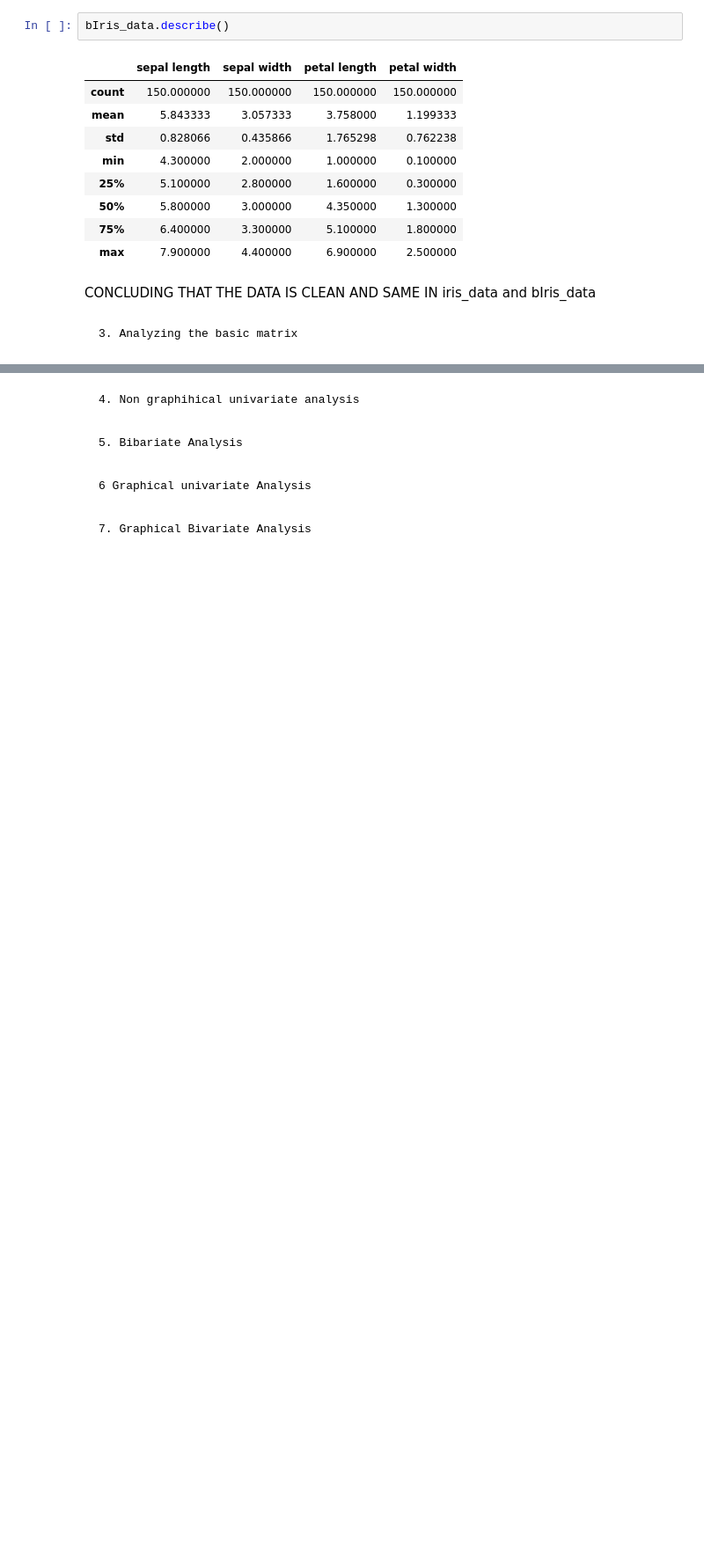
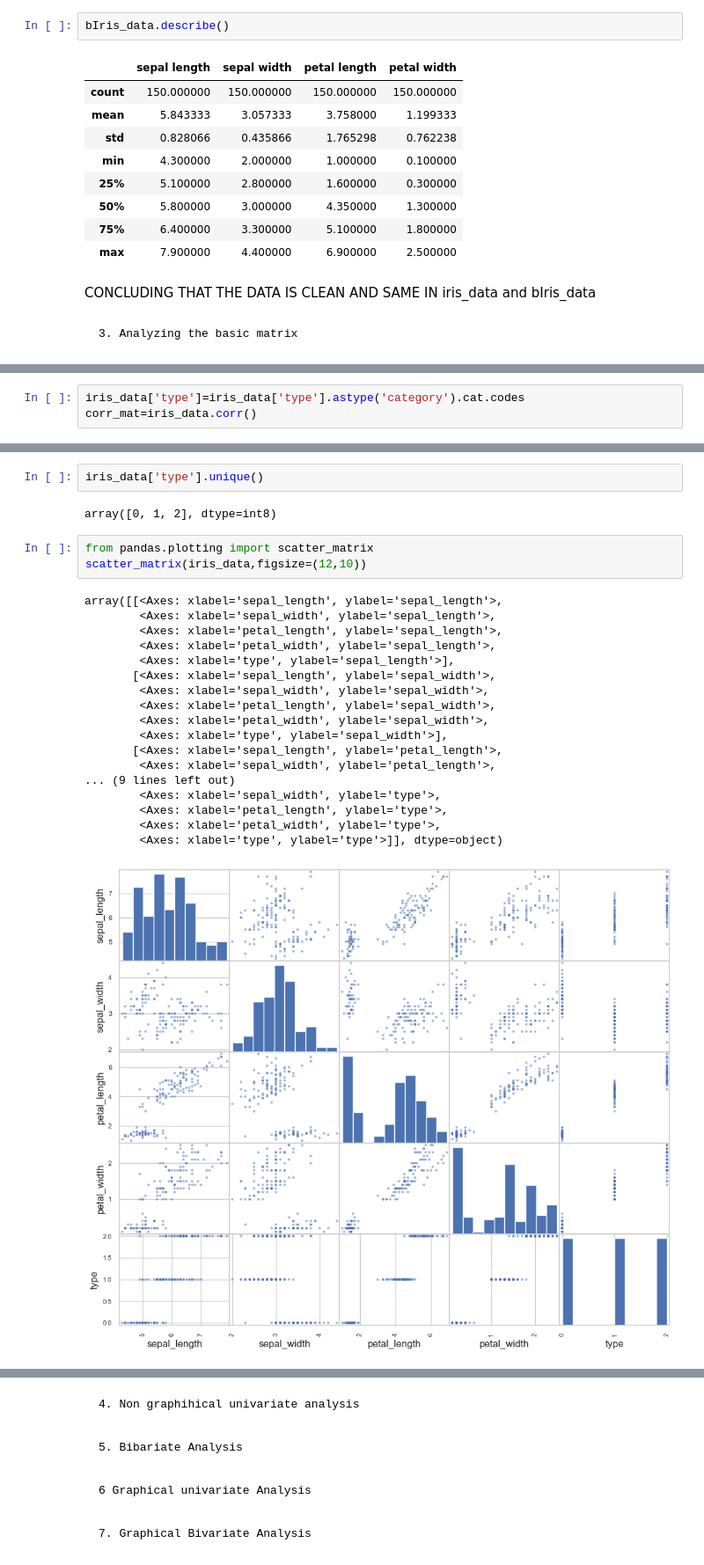
Before and after one commit to ARPIT2128/LGMVIP--DataScience-Iris-flower-classification-ML-1, a Jupyter notebook: IRIS CLASSIFICATION.ipynb, the cells around one changed output, grey strips where cells are left out. Shown at 88% size. Drawn from its saved outputs; the diff is of its cells as text; blank space fills up the shorter version.

```diff
--- a/IRIS CLASSIFICATION.ipynb
+++ b/IRIS CLASSIFICATION.ipynb
@@ -119,0 +187,3 @@ plt.show()
+# %%
+iris_data['type']=iris_data['type'].astype('category').cat.codes
+corr_mat=iris_data.corr()
@@ -119,0 +199,26 @@ plt.show()
+# %%
+iris_data['type'].unique()
+# %% [output]
+array([0, 1, 2], dtype=int8)
+# %%
+from pandas.plotting import scatter_matrix
+scatter_matrix(iris_data,figsize=(12,10))
+# %% [output]
+array([[<Axes: xlabel='sepal_length', ylabel='sepal_length'>,
+        <Axes: xlabel='sepal_width', ylabel='sepal_length'>,
+        <Axes: xlabel='petal_length', ylabel='sepal_length'>,
+        <Axes: xlabel='petal_width', ylabel='sepal_length'>,
+        <Axes: xlabel='type', ylabel='sepal_length'>],
+       [<Axes: xlabel='sepal_length', ylabel='sepal_width'>,
+        <Axes: xlabel='sepal_width', ylabel='sepal_width'>,
+        <Axes: xlabel='petal_length', ylabel='sepal_width'>,
+        <Axes: xlabel='petal_width', ylabel='sepal_width'>,
+        <Axes: xlabel='type', ylabel='sepal_width'>],
+       [<Axes: xlabel='sepal_length', ylabel='petal_length'>,
+        <Axes: xlabel='sepal_width', ylabel='petal_length'>,
+... (9 lines left out)
+        <Axes: xlabel='sepal_width', ylabel='type'>,
+        <Axes: xlabel='petal_length', ylabel='type'>,
+        <Axes: xlabel='petal_width', ylabel='type'>,
+        <Axes: xlabel='type', ylabel='type'>]], dtype=object)
+[figure, added]
```
Also changed, not shown: parts of 18 cells of this notebook.
